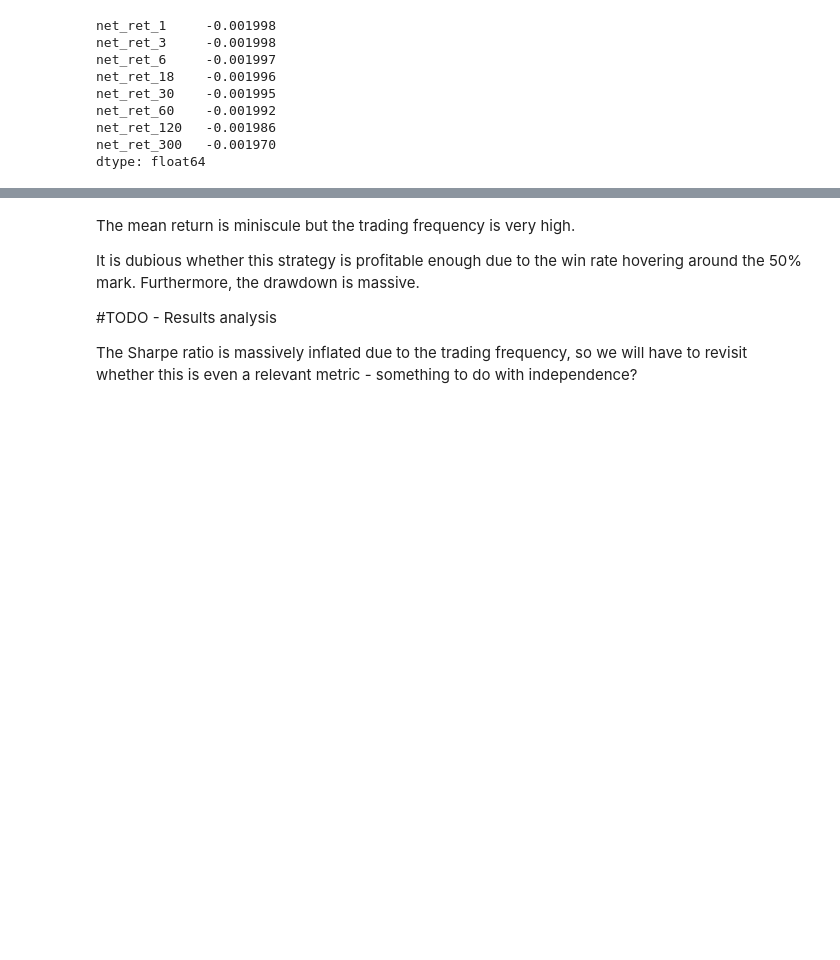
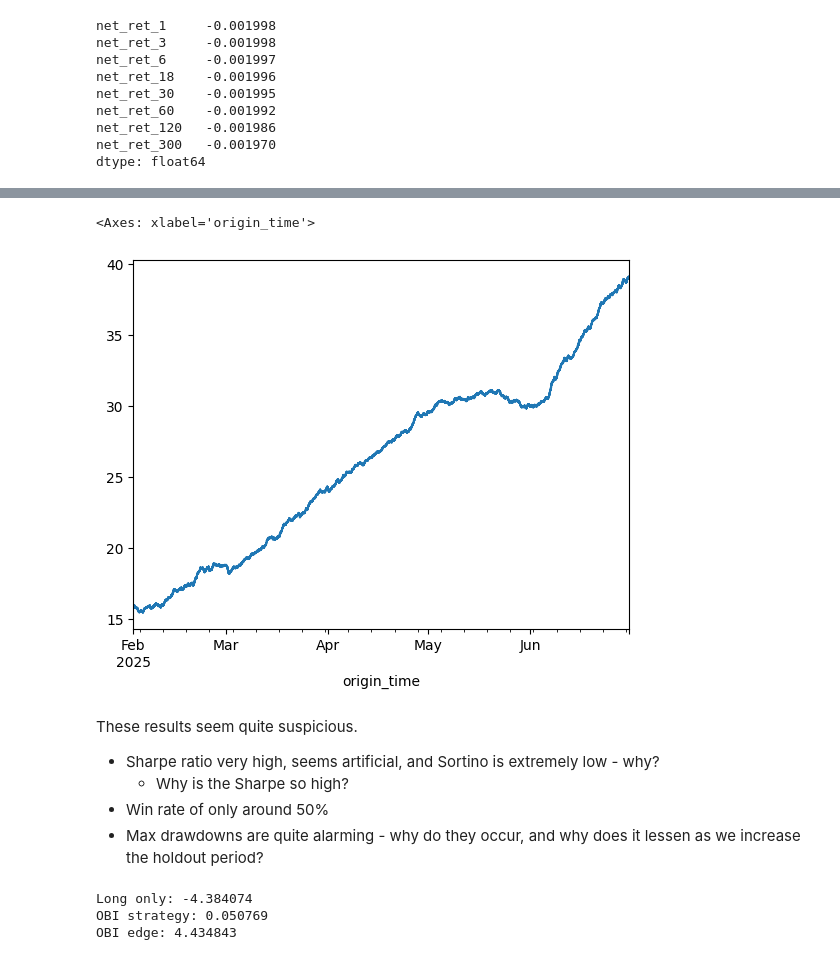
Before and after one commit to vbear97/Momentum-Strategies, a Jupyter notebook: time_series_momentum_intraday.ipynb, the cells around one changed output, grey strips where cells are left out. Cells and saved outputs as stored; diff of their text form; code cells hidden in the pictures; blank space fills up the shorter version.

```diff
--- a/time_series_momentum_intraday.ipynb
+++ b/time_series_momentum_intraday.ipynb
@@ -300,8 +356,24 @@ pd.DataFrame(results).T
+# %%
+profit_df.loc[3]['cum_pnl_pct'].loc['2025-02': '2025-06'].plot()
+# %% [output]
+<Axes: xlabel='origin_time'>
+[figure, added]
 # %% [markdown]
-The mean return is miniscule but the trading frequency is very high.
-
-It is dubious whether this strategy is profitable enough due to the win rate hovering around the 50% mark. Furthermore, the drawdown is massive.
-
-#TODO - Results analysis
-
-The Sharpe ratio is massively inflated due to the trading frequency, so we will have to revisit whether this is even a relevant metric - something to do with independence?
+These results seem quite suspicious.
+- Sharpe ratio very high, seems artificial, and Sortino is extremely low - why?
+  - Why is the Sharpe so high?
+- Win rate of only around 50%
+- Max drawdowns are quite alarming - why do they occur, and why does it lessen as we increase the holdout period?
+# %%
+### Comparison to benchmark strategy
+
+long_only_sharpe = (train_df['net_ret_3'].mean()/train_df['net_ret_3'].std())
+obi_sharpe = results_df.loc[3]['raw_sharpe']
+
+print(f"Long only: {long_only_sharpe:.6f}")
+print(f"OBI strategy: {obi_sharpe:.6f}")
+print(f"OBI edge: {obi_sharpe - long_only_sharpe:.6f}")
+# %% [output]
+Long only: -4.384074
+OBI strategy: 0.050769
+OBI edge: 4.434843
```
Also changed, not shown: parts of 19 cells of this notebook.
